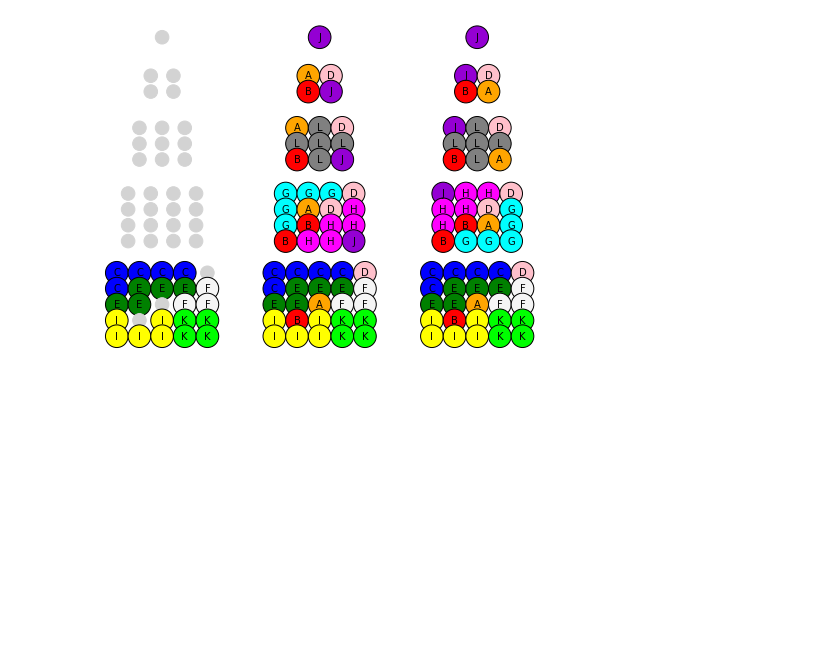
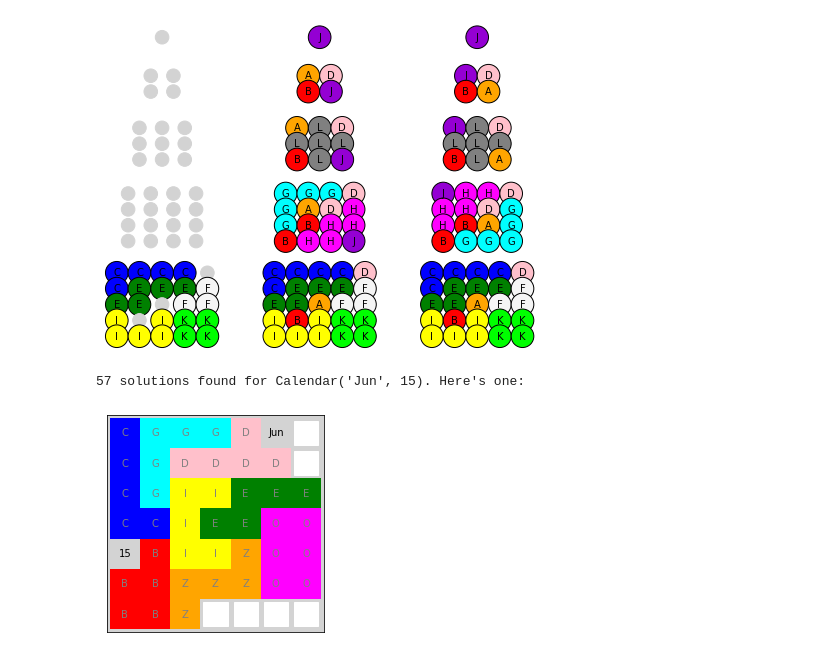
Before and after one commit to geraschenko/lonpos_solver, a Jupyter notebook: Lonpos_solver_demo.ipynb, the cells around one changed output. Saved outputs shown, nothing was run; the diff lists cells and outputs as text; code cells hidden in the pictures; blank space fills up the shorter version.

Commit message:
Add puzzle-a-day calendar.

```diff
--- a/Lonpos_solver_demo.ipynb
+++ b/Lonpos_solver_demo.ipynb
@@ -70,3 +68,12 @@ for b in game.solutions():
 # %% [output]
 Given position and all solutions:
 [figure]
+# %%
+#@title Find solutions for the [puzzle-a-day calendar](https://www.dragonfjord.com/product/a-puzzle-a-day). {vertical-output: true}
+game = lonpos_solver.Calendar('Jun', 15)
+solutions = list(game.solutions())
+print(f'{len(solutions)} solutions found for {game}. Here\'s one:')
+game.plot(solutions[0])
+# %% [output]
+57 solutions found for Calendar('Jun', 15). Here's one:
+[figure, added]
```
Also changed, not shown: parts of 2 cells of this notebook, 4 other files.
